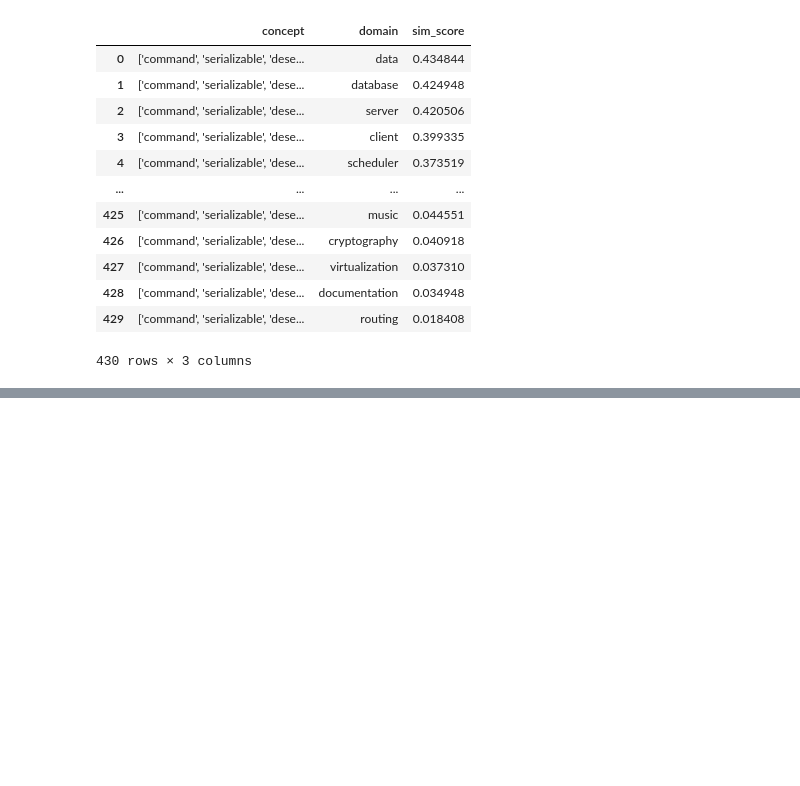
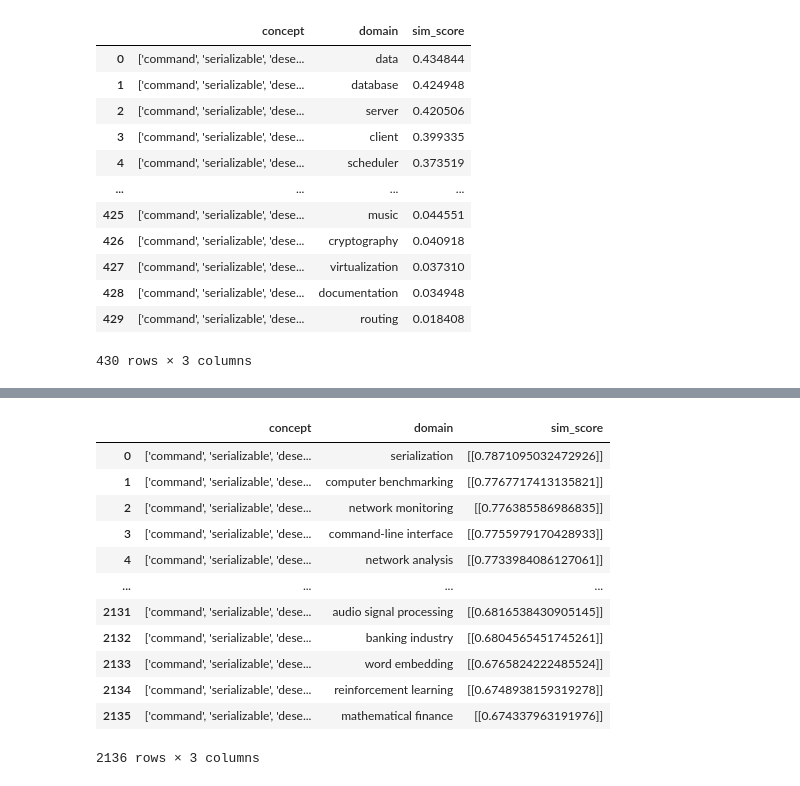
Before and after one commit to zakipauzi/concept-domain-coverage, a Jupyter notebook: 2_topic_ad_matching_embeddings_test.ipynb, the cells around one changed output, grey strips where cells are left out. Saved outputs shown, nothing was run; the diff lists cells and outputs as text; code cells hidden in the pictures; blank space fills up the shorter version.

```diff
--- a/2_topic_ad_matching_embeddings_test.ipynb
+++ b/2_topic_ad_matching_embeddings_test.ipynb
@@ -202,0 +279,18 @@ cosine_similarity(vector_1, vector_2)
+# %%
+pd.set_option('display.max_colwidth', None)
+gpt_domain_match_df = pd.concat(gpt_domain_res).reset_index(drop=True)
+gpt_domain_match_df
+# %% [output]
+|  | concept | domain | sim_score |
+| 0 | ['command', 'serializable', 'dese... | serialization | [[0.7871095032472926]] |
+| 1 | ['command', 'serializable', 'dese... | computer benchmarking | [[0.7767717413135821]] |
+| 2 | ['command', 'serializable', 'dese... | network monitoring | [[0.776385586986835]] |
+| 3 | ['command', 'serializable', 'dese... | command-line interface | [[0.7755979170428933]] |
+| 4 | ['command', 'serializable', 'dese... | network analysis | [[0.7733984086127061]] |
+| ... | ... | ... | ... |
+| 2131 | ['command', 'serializable', 'dese... | audio signal processing | [[0.6816538430905145]] |
+| 2132 | ['command', 'serializable', 'dese... | banking industry | [[0.6804565451745261]] |
+| 2133 | ['command', 'serializable', 'dese... | word embedding | [[0.6765824222485524]] |
+| 2134 | ['command', 'serializable', 'dese... | reinforcement learning | [[0.6748938159319278]] |
+| 2135 | ['command', 'serializable', 'dese... | mathematical finance | [[0.674337963191976]] |
+2136 rows × 3 columns
```
Also changed, not shown: parts of 23 cells of this notebook, 2 other files.
